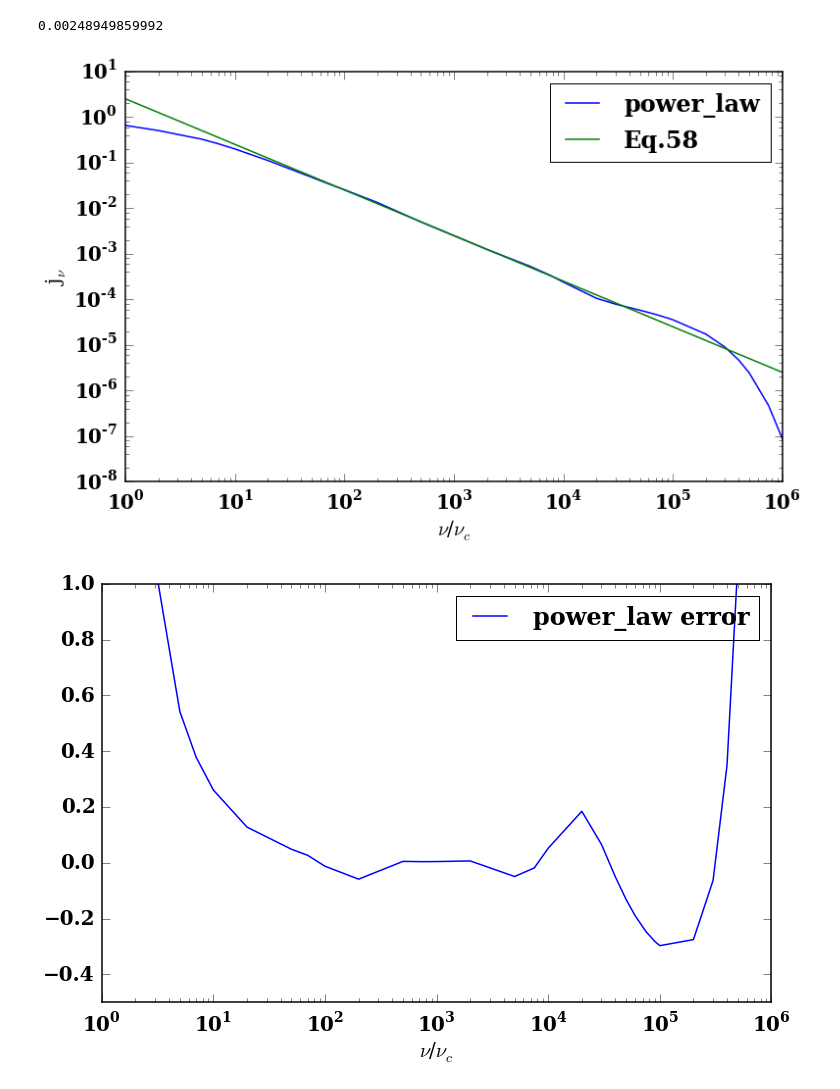
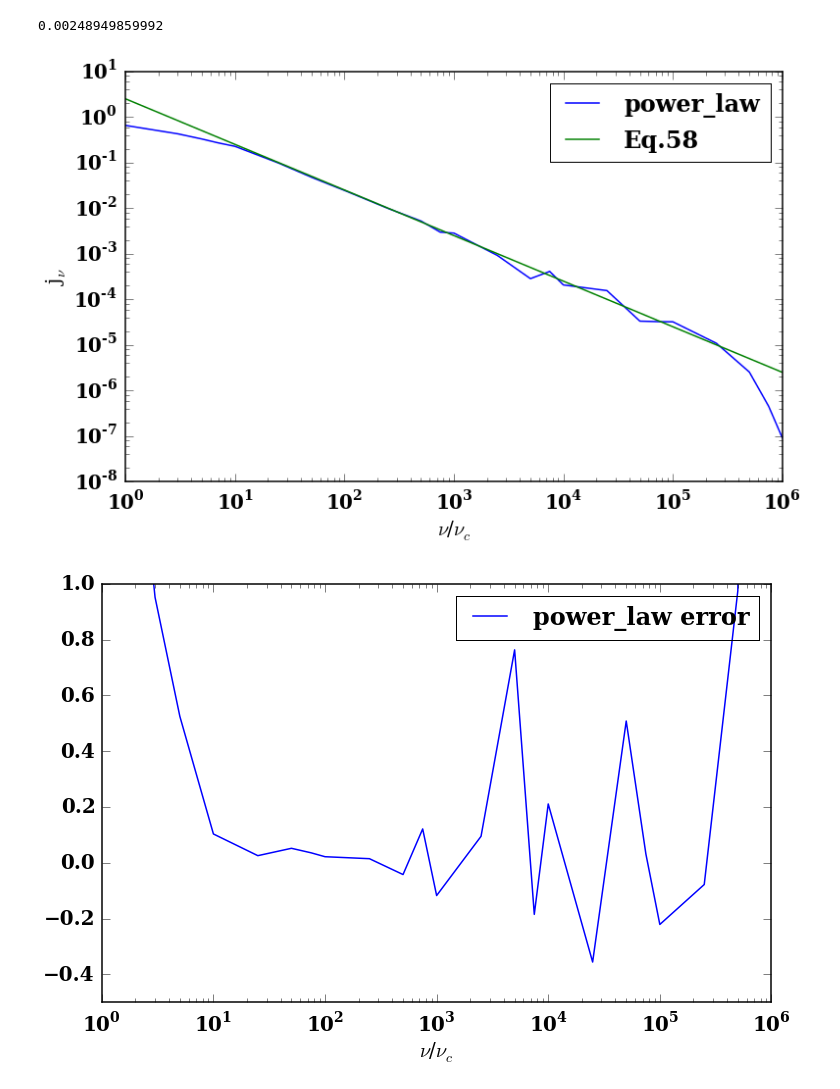
Before and after one commit to ZhaoweiZ/kappa_summer, a Jupyter notebook: power_law_with_arbitrary_n_peak.ipynb, the cells around one changed output. Cells and saved outputs as stored; diff of their text form; code cells hidden in the pictures.

```diff
--- a/power_law_with_arbitrary_n_peak.ipynb
+++ b/power_law_with_arbitrary_n_peak.ipynb
@@ -207,34 +207,35 @@ pl.ylabel("j$_\\nu$")
 #print jnu_58(10. * nu_c)
 #jnu_58(nu)
 
-data = np.loadtxt('/Users/zhaoweizhang/Documents/summer_new/power_law_without_my_bessel_data_arbitrary_nmax.txt')
+
+data = np.loadtxt('/Users/zhaoweizhang/Documents/summer_new/alex_data/power_law_with_error_10_2.txt')
 pl.loglog(data[:, 0], data[:, 1], label = 'power_law')
 pl.loglog(x/nu_c, jnu_58(x), label = 'Eq.58')
 pl.legend()
 pl.show()
 # %% [output]
-[figure, old version]
+[figure, new version]
 # %%
-data = np.loadtxt('/Users/zhaoweizhang/Documents/summer_new/power_law_without_my_bessel_data_arbitrary_nmax.txt')
+data = np.loadtxt('/Users/zhaoweizhang/Documents/summer_new/alex_data/power_law_with_error_10_2.txt')
 
 def error_nonthermal_with_eq58():
 
     data_x = data[:, 0]
 
     ans = jnu_58(data_x * nu_c)
 
     error = ans / data[:, 1] - 1.
 
     return error
 
 pl.xlabel("$\\nu$/$\\nu_c$")
 pl.ylim([-0.5, 1])
 
 pl.semilogx(data[:, 0], error_nonthermal_with_eq58(), label = 'power_law error')
 pl.legend()
 pl.show()
 # %% [output]
-[figure, old version]
+[figure, new version]
 # %%
 500000	2.41085853997e-06
 750000	4.6402292875e-07
```
Also changed, not shown: 7 other files.
